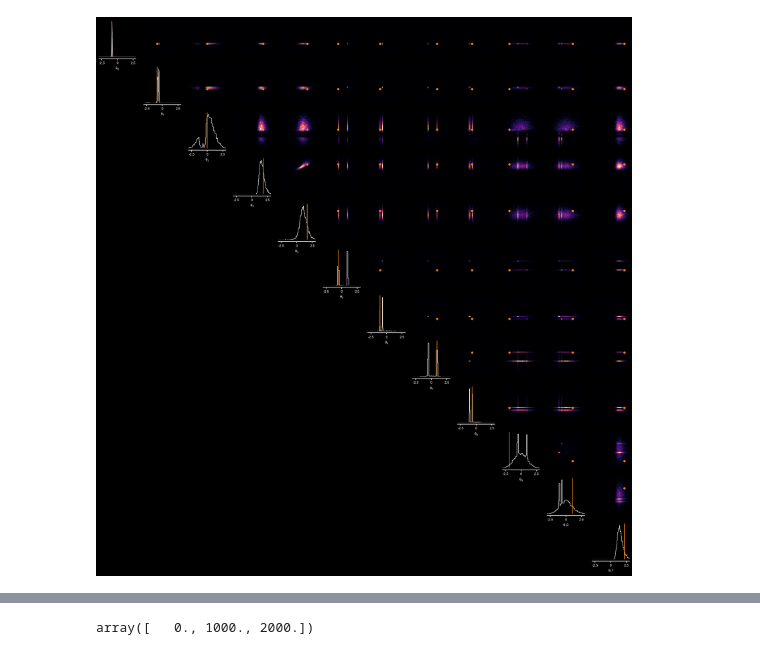
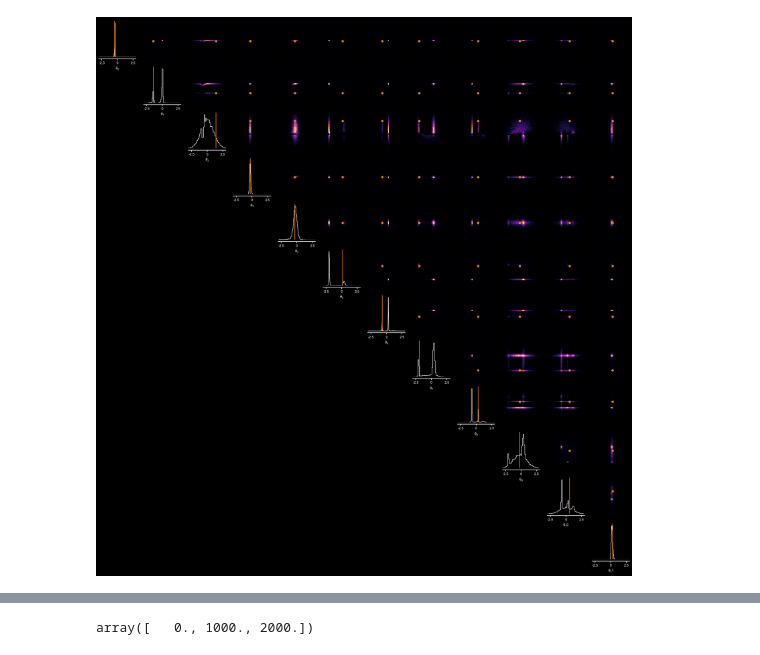
Before and after one commit to mackelab/dmri, a Jupyter notebook: notebooks/eval_parameter_inference.ipynb, the cells around one changed output, grey strips where cells are left out. Drawn from its saved outputs; the diff is of its cells as text; code cells hidden in the pictures.

```diff
--- a/notebooks/eval_parameter_inference.ipynb
+++ b/notebooks/eval_parameter_inference.ipynb
@@ -30,7 +30,7 @@ WARNING:matplotlib:Duplicate key in file '../dmri/utils/pyloric_black.mplstyle',
 from dmri.train.utils import load_cfg, load_checkpoint
 
 #checkpoint, model, simulator = load_checkpoint("/home/macke/mgloeckler90/dmri/results/new_multishell_ball3stick_simformer6_v_pred")
-checkpoint, model, simulator = load_checkpoint("/home/macke/mgloeckler90/dmri/results/new_multishell_ball3stick_simformer6_v_pred")
+checkpoint, model, simulator = load_checkpoint("/home/macke/mgloeckler90/dmri/results/default_pp_global_ctx")
 graphdef, params, static, state = nnx.split(model, nnx.Param, nnx.Intermediate, ...)
 params = checkpoint["params_ema"]
 
@@ -46,5 +46,6 @@ p_mask,masks, theta, x_os, acq, _ = jax.vmap(simulator[0])(jax.random.split(jax.
 # %%
-idx = 30
+#idx = 37
+idx = 42
 print(masks[idx])
 print(acq.qvals[idx])
 plt.plot(x_os[idx])
@@ -66,3 +67,3 @@ plt.plot(x_os[idx])
 # %%
 from functools import partial
-sample_fn = jax.jit(jax.vmap(partial(model.sample_theta, num_steps=50, max_noise=80, model_mask=masks[idx], sample_method="ode", rho=7), in_axes=(0,None, None)))
+sample_fn = jax.jit(jax.vmap(partial(model.sample_theta, num_steps=64, max_noise=80, min_noise=0.01, model_mask=masks[idx], sample_method="ode", rho=5), in_axes=(0,None, None)))
@@ -72,10 +78,10 @@ thetas_post = sample_fn(jax.random.split(jax.random.key(0), 10_000), jax.tree_ut
 # %%
 #import sbi
 from sbi.analysis.plot import pairplot
 
-_ = pairplot([thetas_post], points=[theta[idx]], limits=[[-3,3]]*20, labels=[f'$\\theta_{i}$' for i in range(20)], figsize=(25, 25), upper_kwargs=[dict(mpl_kwargs=dict(cmap="magma", origin="lower", aspect="auto"))], diag_kwargs=[dict(mpl_kwargs=dict(color="white"))])
+_ = pairplot([thetas_post[:,:20]], points=[theta[idx, :20]], limits=[[-3,3]]*20, labels=[f'$\\theta_{i}$' for i in range(20)], figsize=(25, 25), upper_kwargs=[dict(mpl_kwargs=dict(cmap="magma", origin="lower", aspect="auto"))], diag_kwargs=[dict(mpl_kwargs=dict(color="white"))])
 # %% [output]
-[figure, old version]
+[figure, new version]
 # %%
 from blackjax import hmc, tempered_smc,mala
 from blackjax.smc.resampling import systematic
```
Also changed, not shown: parts of 25 cells of this notebook, 25 other files.
